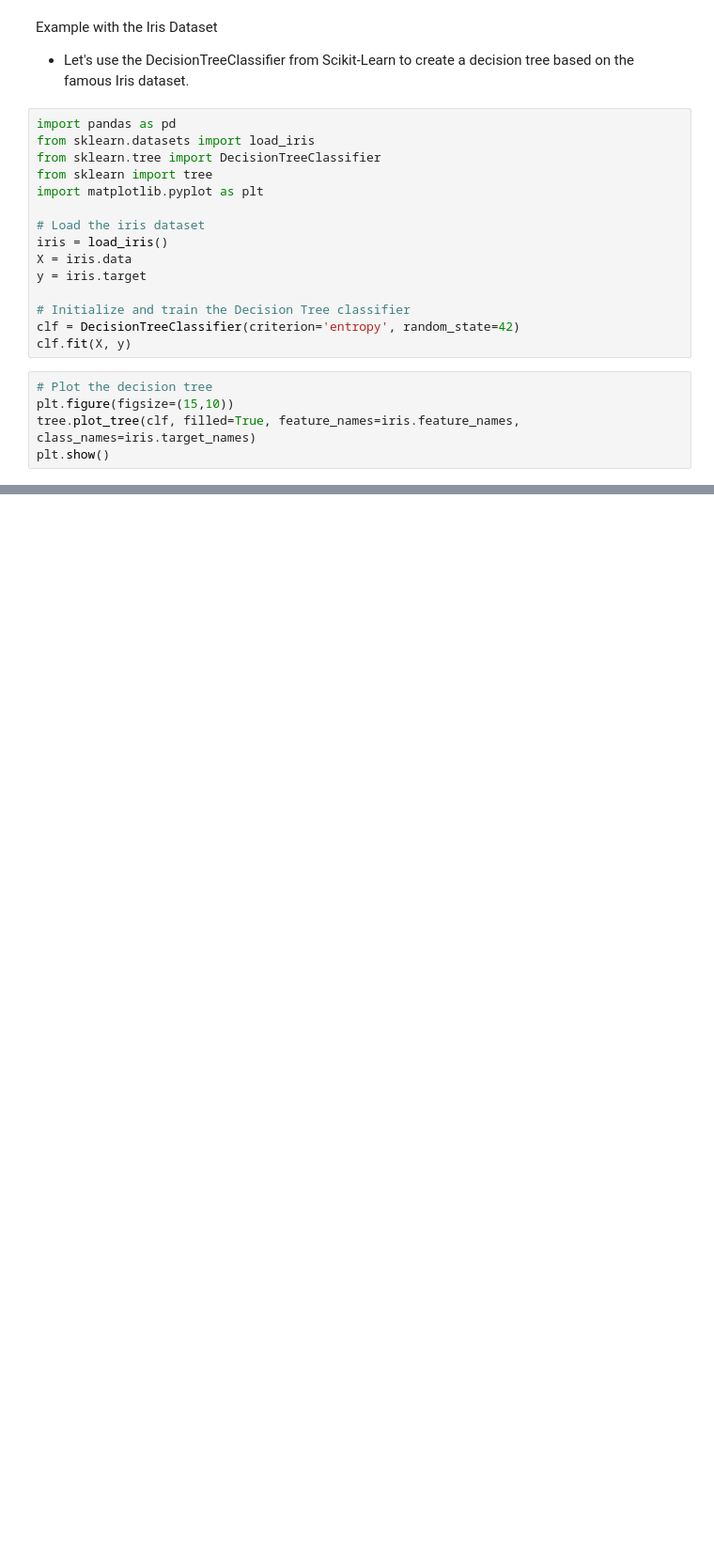
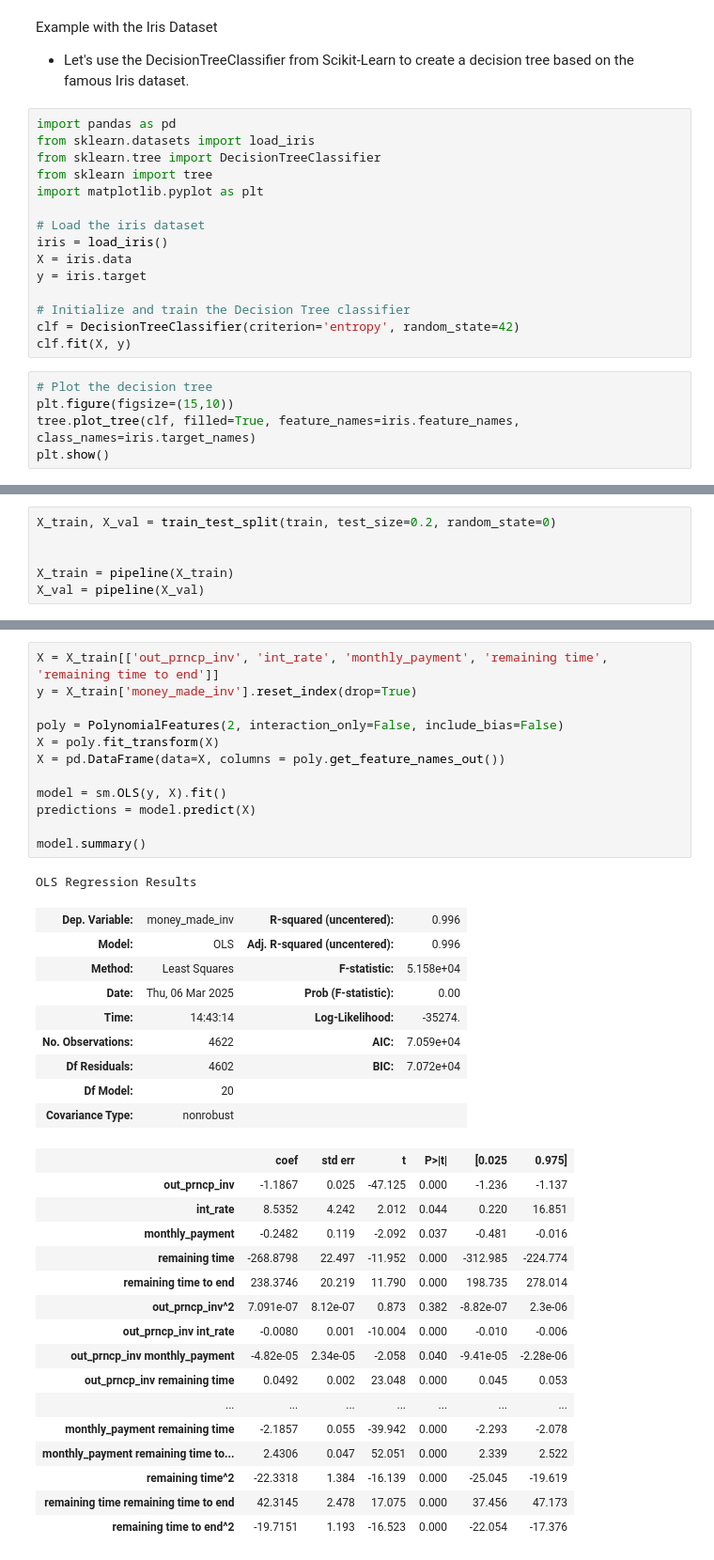
Before and after one commit to omegazerore/AI_Tutorial, a Jupyter notebook: tutorial/DataScienceIntro/Week-4/notebook.ipynb, the cells around one changed output, grey strips where cells are left out. Shown: that part at 94% size. Drawn from its saved outputs; the diff is of its cells as text; blank space fills up the shorter version.

```diff
--- a/tutorial/DataScienceIntro/Week-4/notebook.ipynb
+++ b/tutorial/DataScienceIntro/Week-4/notebook.ipynb
@@ -266,0 +401,6 @@ plt.show()
+# %%
+X_train, X_val = train_test_split(train, test_size=0.2, random_state=0)
+
+
+X_train = pipeline(X_train)
+X_val = pipeline(X_val)
@@ -266,0 +420,39 @@ plt.show()
+# %%
+X = X_train[['out_prncp_inv', 'int_rate', 'monthly_payment', 'remaining time', 'remaining time to end']]
+y = X_train['money_made_inv'].reset_index(drop=True)
+
+poly = PolynomialFeatures(2, interaction_only=False, include_bias=False)
+X = poly.fit_transform(X)
+X = pd.DataFrame(data=X, columns = poly.get_feature_names_out())
+
+model = sm.OLS(y, X).fit()
+predictions = model.predict(X)
+
+model.summary()
+# %% [output]
+OLS Regression Results
+| Dep. Variable: | money_made_inv | R-squared (uncentered): | 0.996 |
+| Model: | OLS | Adj. R-squared (uncentered): | 0.996 |
+| Method: | Least Squares | F-statistic: | 5.158e+04 |
+| Date: | Thu, 06 Mar 2025 | Prob (F-statistic): | 0.00 |
+| Time: | 14:43:14 | Log-Likelihood: | -35274. |
+| No. Observations: | 4622 | AIC: | 7.059e+04 |
+| Df Residuals: | 4602 | BIC: | 7.072e+04 |
+| Df Model: | 20 |  |  |
+| Covariance Type: | nonrobust |  |  |
+|  | coef | std err | t | P>|t| | [0.025 | 0.975] |
+| out_prncp_inv | -1.1867 | 0.025 | -47.125 | 0.000 | -1.236 | -1.137 |
+| int_rate | 8.5352 | 4.242 | 2.012 | 0.044 | 0.220 | 16.851 |
+| monthly_payment | -0.2482 | 0.119 | -2.092 | 0.037 | -0.481 | -0.016 |
+| remaining time | -268.8798 | 22.497 | -11.952 | 0.000 | -312.985 | -224.774 |
+| remaining time to end | 238.3746 | 20.219 | 11.790 | 0.000 | 198.735 | 278.014 |
+| out_prncp_inv^2 | 7.091e-07 | 8.12e-07 | 0.873 | 0.382 | -8.82e-07 | 2.3e-06 |
+| out_prncp_inv int_rate | -0.0080 | 0.001 | -10.004 | 0.000 | -0.010 | -0.006 |
+| out_prncp_inv monthly_payment | -4.82e-05 | 2.34e-05 | -2.058 | 0.040 | -9.41e-05 | -2.28e-06 |
+| out_prncp_inv remaining time | 0.0492 | 0.002 | 23.048 | 0.000 | 0.045 | 0.053 |
+| ... | ... | ... | ... | ... | ... | ... |
+| monthly_payment remaining time | -2.1857 | 0.055 | -39.942 | 0.000 | -2.293 | -2.078 |
+| monthly_payment remaining time to... | 2.4306 | 0.047 | 52.051 | 0.000 | 2.339 | 2.522 |
+| remaining time^2 | -22.3318 | 1.384 | -16.139 | 0.000 | -25.045 | -19.619 |
+| remaining time remaining time to end | 42.3145 | 2.478 | 17.075 | 0.000 | 37.456 | 47.173 |
+| remaining time to end^2 | -19.7151 | 1.193 | -16.523 | 0.000 | -22.054 | -17.376 |
```
Also changed, not shown: parts of 29 cells of this notebook, 1 other file.
